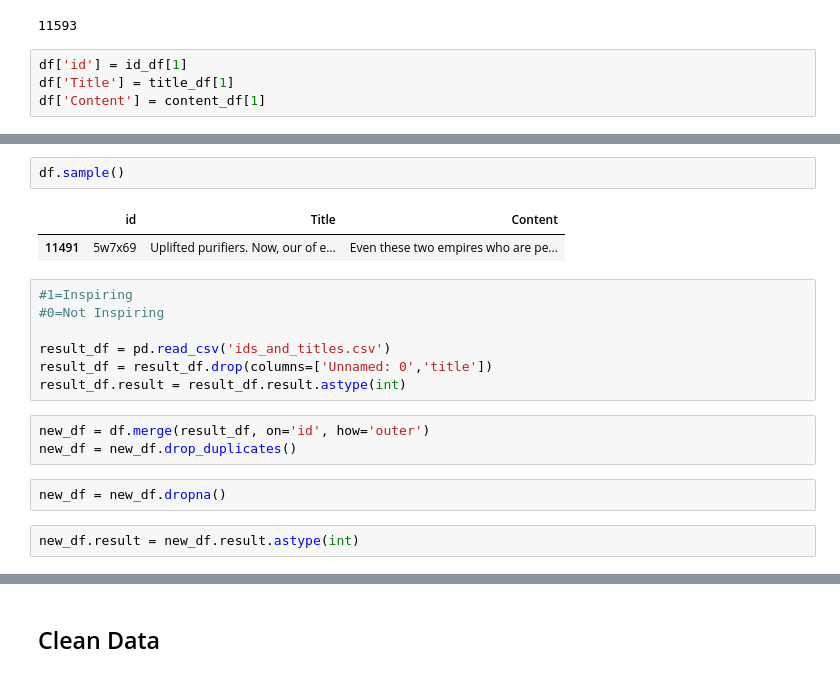
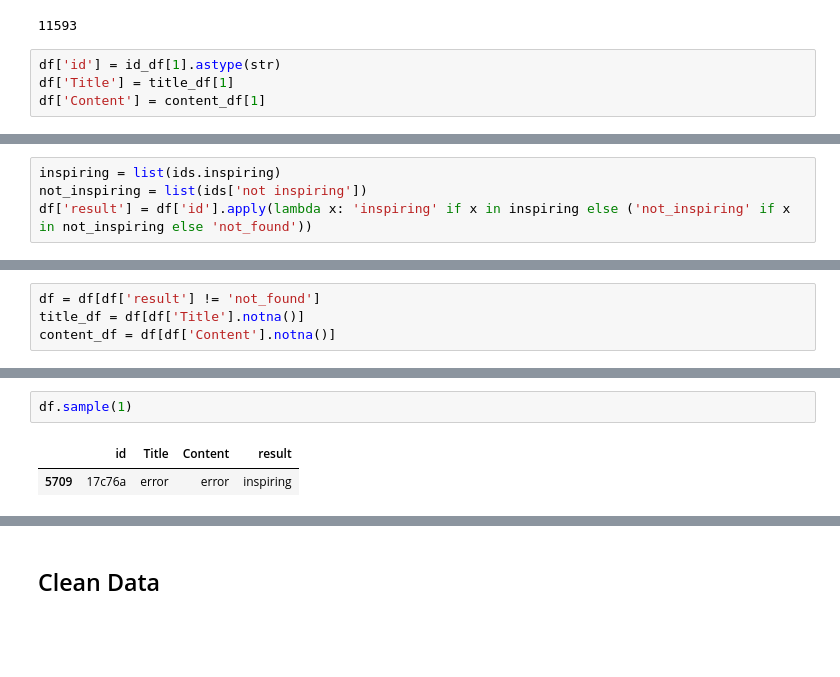
Before and after one commit to d141/Contagious-Inspiration, a Jupyter notebook: Train_Inspiration.ipynb, the cells around one changed output, grey strips where cells are left out. Saved outputs shown, nothing was run; the diff lists cells and outputs as text; blank space fills up the shorter version.

```diff
--- a/Train_Inspiration.ipynb
+++ b/Train_Inspiration.ipynb
@@ -146,6 +155,6 @@ len(content_df)
 # %% [output]
 11593
 # %%
-df['id'] = id_df[1]
+df['id'] = id_df[1].astype(str)
 df['Title'] = title_df[1]
 df['Content'] = content_df[1]
@@ -151,0 +167,4 @@ df['Content'] = content_df[1]
+# %%
+inspiring = list(ids.inspiring)
+not_inspiring = list(ids['not inspiring'])
+df['result'] = df['id'].apply(lambda x: 'inspiring' if x in inspiring else ('not_inspiring' if x in not_inspiring else 'not_found'))
@@ -151,0 +175,4 @@ df['Content'] = content_df[1]
+# %%
+df = df[df['result'] != 'not_found']
+title_df = df[df['Title'].notna()]
+content_df = df[df['Content'].notna()]
@@ -152,19 +207,5 @@ df['Content'] = content_df[1]
 # %%
-df.sample()
+df.sample(1)
 # %% [output]
-|  | id | Title | Content |
-| 11491 | 5w7x69 | Uplifted purifiers. Now, our of e... | Even these two empires who are pe... |
+|  | id | Title | Content | result |
+| 5709 | 17c76a | error | error | inspiring |
-# %%
-#1=Inspiring
-#0=Not Inspiring
-
-result_df = pd.read_csv('ids_and_titles.csv')
-result_df = result_df.drop(columns=['Unnamed: 0','title'])
-result_df.result = result_df.result.astype(int)
-# %%
-new_df = df.merge(result_df, on='id', how='outer')
-new_df = new_df.drop_duplicates()
-# %%
-new_df = new_df.dropna()
-# %%
-new_df.result = new_df.result.astype(int)
```
Also changed, not shown: parts of 40 cells of this notebook.
